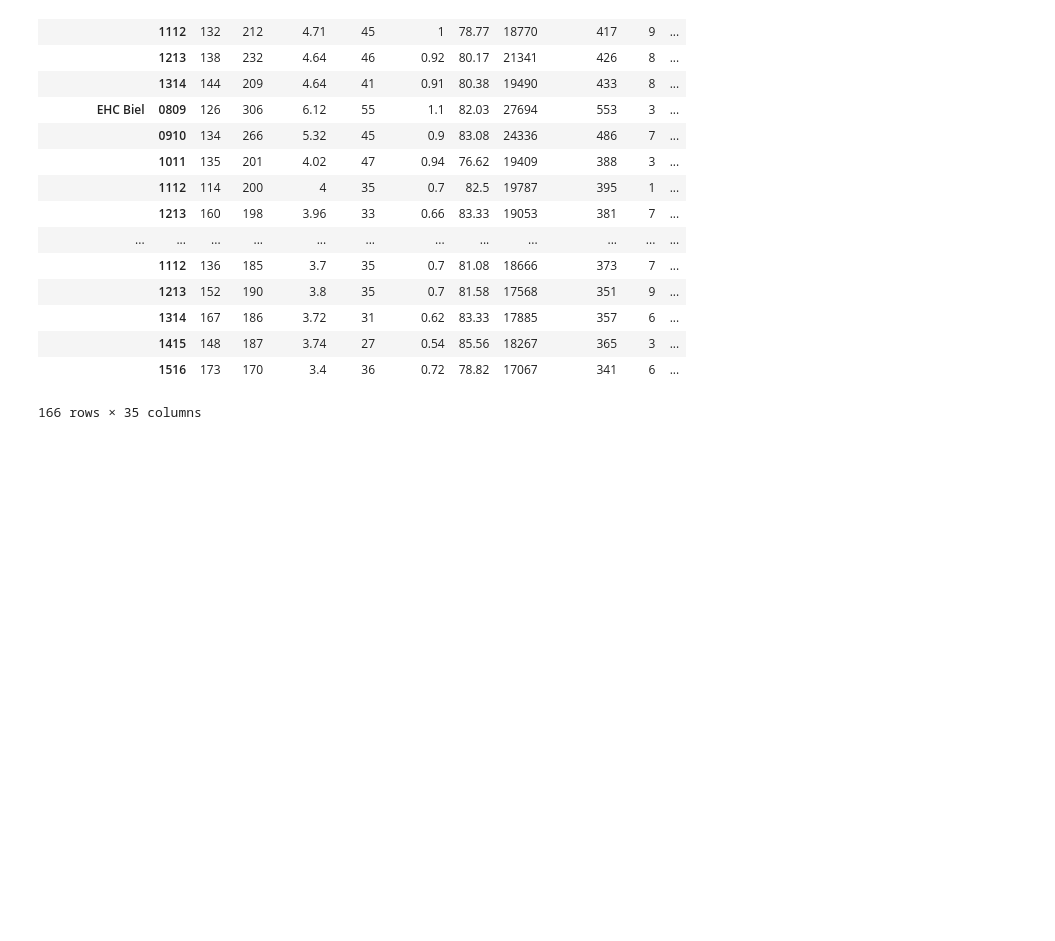
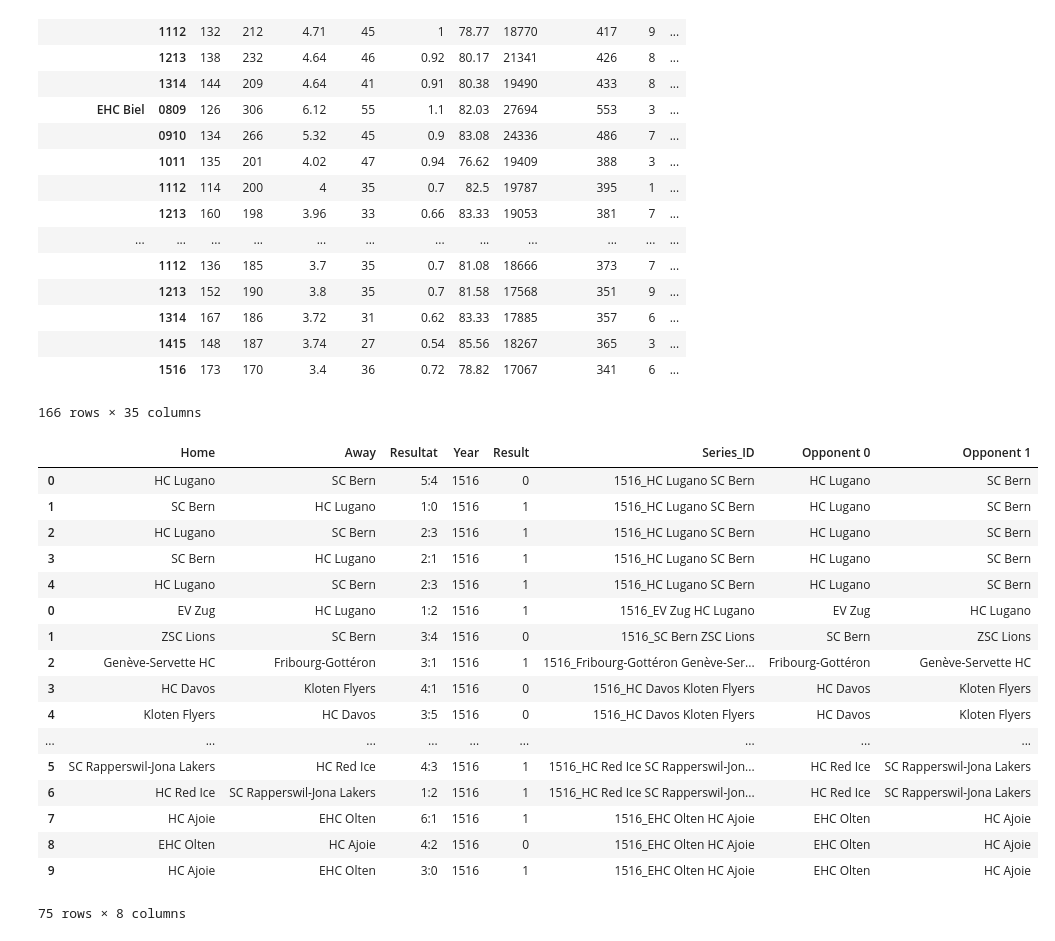
Before and after one commit to Gronlaen/swiss-ice-hockey-playoffs-prediction, a Jupyter notebook: Team_Regular_Analysis.ipynb, the cells around one changed output. Cells and saved outputs as stored; diff of their text form; code cells hidden in the pictures; blank space fills up the shorter version.

```diff
--- a/Team_Regular_Analysis.ipynb
+++ b/Team_Regular_Analysis.ipynb
@@ -257,3 +255,29 @@ df_match['Series_ID'] = df_match.apply(lambda x: x.Year + '_' + ' '.join(sorted(
+# %%
+df_match['Series_ID'] = df_match.apply(lambda x: x.Year + '_' + ' '.join(sorted([x.Home, x.Away])), axis=1)
+df_match['Opponent 0'] = df_match.apply(lambda x: sorted([x.Home, x.Away])[0], axis=1)
+df_match['Opponent 1'] = df_match.apply(lambda x: sorted([x.Home, x.Away])[1], axis=1)
+df_match['Result'] = [0 if (x == 'h' and y == a) or (x == 'a' and z == a) else 1
+                 for x, y, z, a in zip(df_match['Result'], df_match['Home'], df_match['Away'], df_match['Opponent 0'])]
+df_match[df_match['Year'] == '1516']
+# %% [output]
+|  | Home | Away | Resultat | Year | Result | Series_ID | Opponent 0 | Opponent 1 |
+| 0 | HC Lugano | SC Bern | 5:4 | 1516 | 0 | 1516_HC Lugano SC Bern | HC Lugano | SC Bern |
+| 1 | SC Bern | HC Lugano | 1:0 | 1516 | 1 | 1516_HC Lugano SC Bern | HC Lugano | SC Bern |
+| 2 | HC Lugano | SC Bern | 2:3 | 1516 | 1 | 1516_HC Lugano SC Bern | HC Lugano | SC Bern |
+| 3 | SC Bern | HC Lugano | 2:1 | 1516 | 1 | 1516_HC Lugano SC Bern | HC Lugano | SC Bern |
+| 4 | HC Lugano | SC Bern | 2:3 | 1516 | 1 | 1516_HC Lugano SC Bern | HC Lugano | SC Bern |
+| 0 | EV Zug | HC Lugano | 1:2 | 1516 | 1 | 1516_EV Zug HC Lugano | EV Zug | HC Lugano |
+| 1 | ZSC Lions | SC Bern | 3:4 | 1516 | 0 | 1516_SC Bern ZSC Lions | SC Bern | ZSC Lions |
+| 2 | Genève-Servette HC | Fribourg-Gottéron | 3:1 | 1516 | 1 | 1516_Fribourg-Gottéron Genève-Ser... | Fribourg-Gottéron | Genève-Servette HC |
+| 3 | HC Davos | Kloten Flyers | 4:1 | 1516 | 0 | 1516_HC Davos Kloten Flyers | HC Davos | Kloten Flyers |
+| 4 | Kloten Flyers | HC Davos | 3:5 | 1516 | 0 | 1516_HC Davos Kloten Flyers | HC Davos | Kloten Flyers |
+| ... | ... | ... | ... | ... | ... | ... | ... | ... |
+| 5 | SC Rapperswil-Jona Lakers | HC Red Ice | 4:3 | 1516 | 1 | 1516_HC Red Ice SC Rapperswil-Jon... | HC Red Ice | SC Rapperswil-Jona Lakers |
+| 6 | HC Red Ice | SC Rapperswil-Jona Lakers | 1:2 | 1516 | 1 | 1516_HC Red Ice SC Rapperswil-Jon... | HC Red Ice | SC Rapperswil-Jona Lakers |
+| 7 | HC Ajoie | EHC Olten | 6:1 | 1516 | 1 | 1516_EHC Olten HC Ajoie | EHC Olten | HC Ajoie |
+| 8 | EHC Olten | HC Ajoie | 4:2 | 1516 | 0 | 1516_EHC Olten HC Ajoie | EHC Olten | HC Ajoie |
+| 9 | HC Ajoie | EHC Olten | 3:0 | 1516 | 1 | 1516_EHC Olten HC Ajoie | EHC Olten | HC Ajoie |
+75 rows × 8 columns
 # %%
 play_off_series = df_match.groupby('Series_ID').agg({
     'Year': {
```
Also changed, not shown: parts of 3 cells of this notebook, 2 other files.
